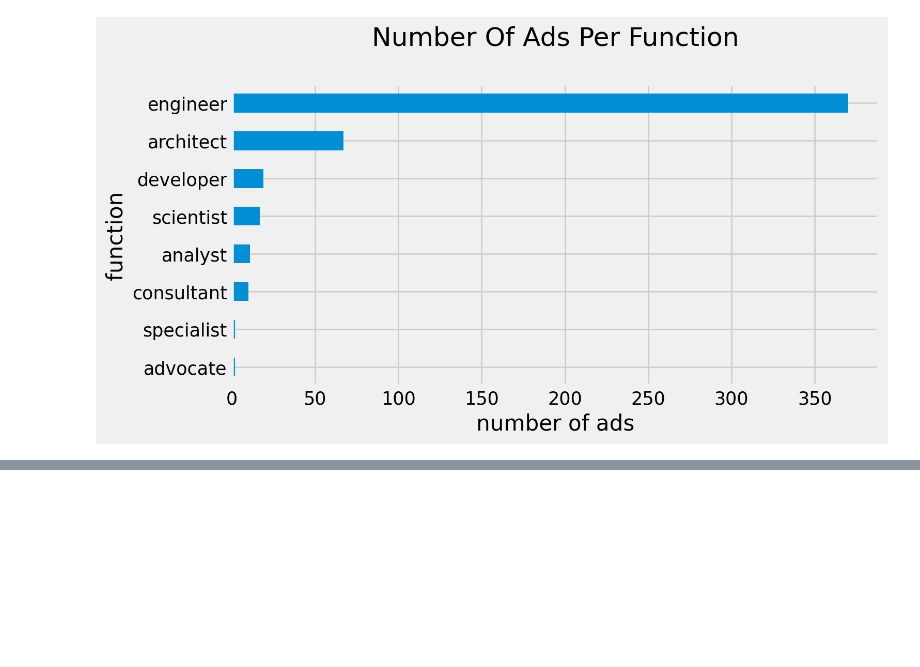
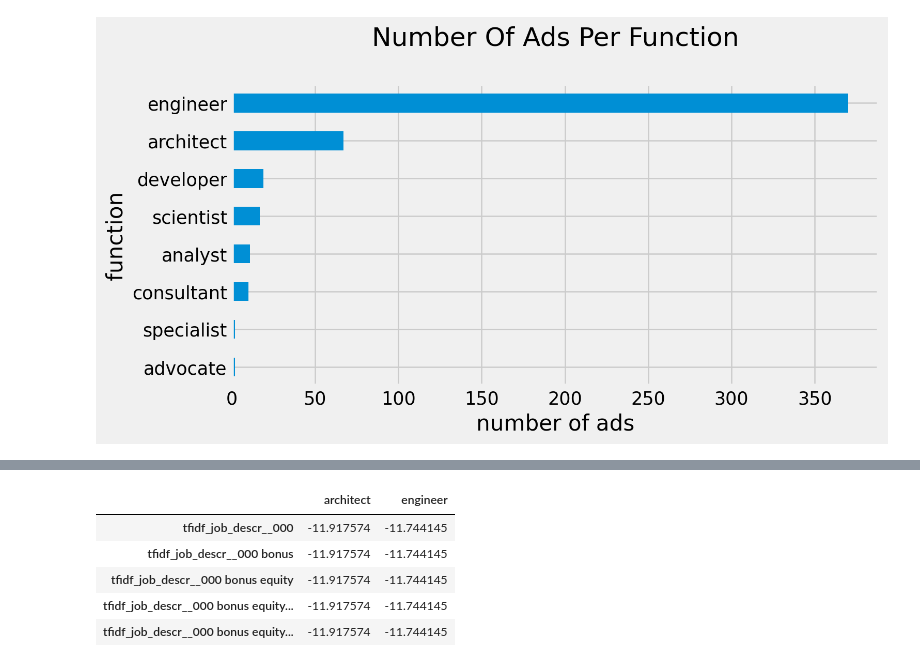
Before and after one commit to rossrco/analyses, a Jupyter notebook: ggl_job_ads/notebooks/job_ads_analysis.ipynb, the cells around one changed output, grey strips where cells are left out. Cells and saved outputs as stored; diff of their text form; code cells hidden in the pictures; blank space fills up the shorter version.

```diff
--- a/ggl_job_ads/notebooks/job_ads_analysis.ipynb
+++ b/ggl_job_ads/notebooks/job_ads_analysis.ipynb
@@ -254,0 +261,9 @@ pd.crosstab(to_crosstab.term, to_crosstab.feature).head()
+# %%
+importances_mcp.head()
+# %% [output]
+|  | architect | engineer |
+| tfidf_job_descr__000 | -11.917574 | -11.744145 |
+| tfidf_job_descr__000 bonus | -11.917574 | -11.744145 |
+| tfidf_job_descr__000 bonus equity | -11.917574 | -11.744145 |
+| tfidf_job_descr__000 bonus equity... | -11.917574 | -11.744145 |
+| tfidf_job_descr__000 bonus equity... | -11.917574 | -11.744145 |
```
Also changed, not shown: parts of 11 cells of this notebook.
